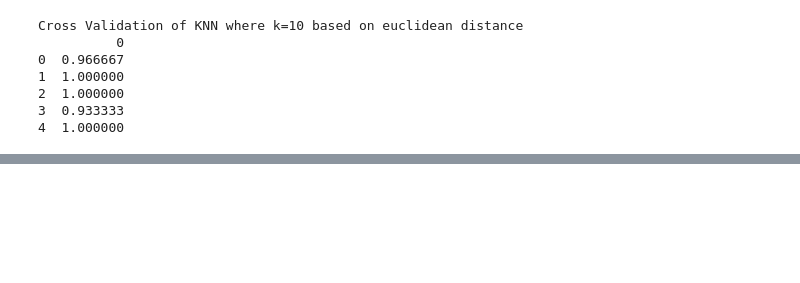
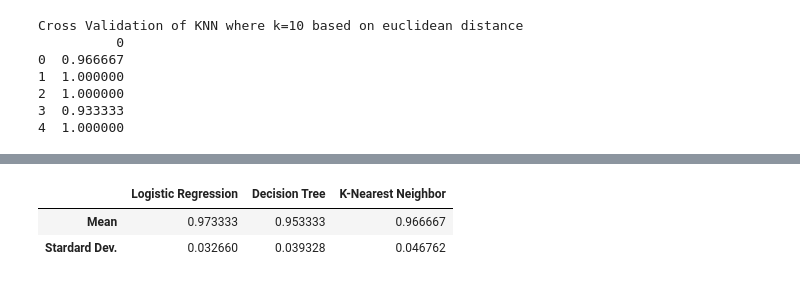
Before and after one commit to lgmueller/enpm808L, a Jupyter notebook: hw5/comparison.ipynb, the cells around one changed output, grey strips where cells are left out. Drawn from its saved outputs; the diff is of its cells as text; code cells hidden in the pictures; blank space fills up the shorter version.

```diff
--- a/hw5/comparison.ipynb
+++ b/hw5/comparison.ipynb
@@ -189,0 +190,6 @@ Stardard Dev.             0.038710       0.058019            0.046163
+# %%
+cross_val(numfolds=6)
+# %% [output]
+|  | Logistic Regression | Decision Tree | K-Nearest Neighbor |
+| Mean | 0.973333 | 0.953333 | 0.966667 |
+| Stardard Dev. | 0.032660 | 0.039328 | 0.046762 |
```
Also changed, not shown: parts of 4 cells of this notebook, 11 other files.
